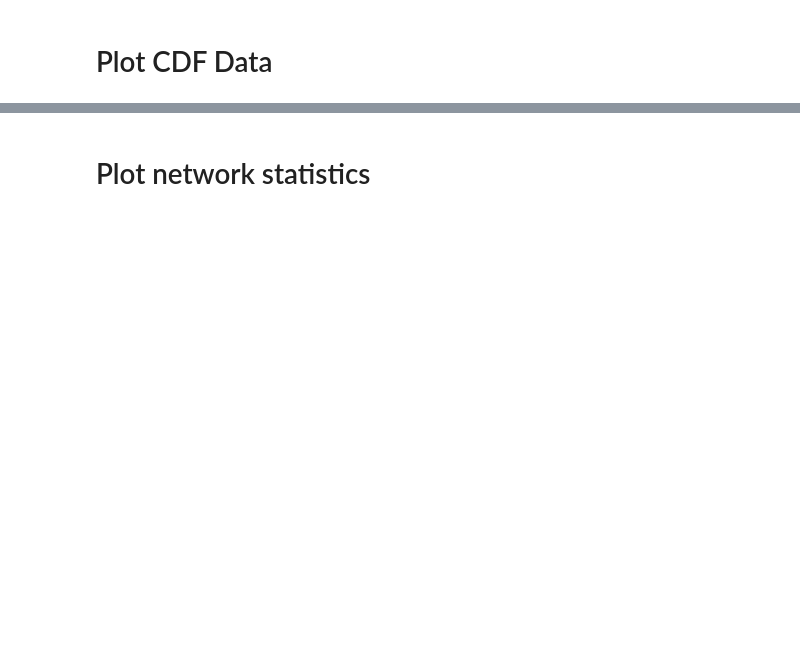
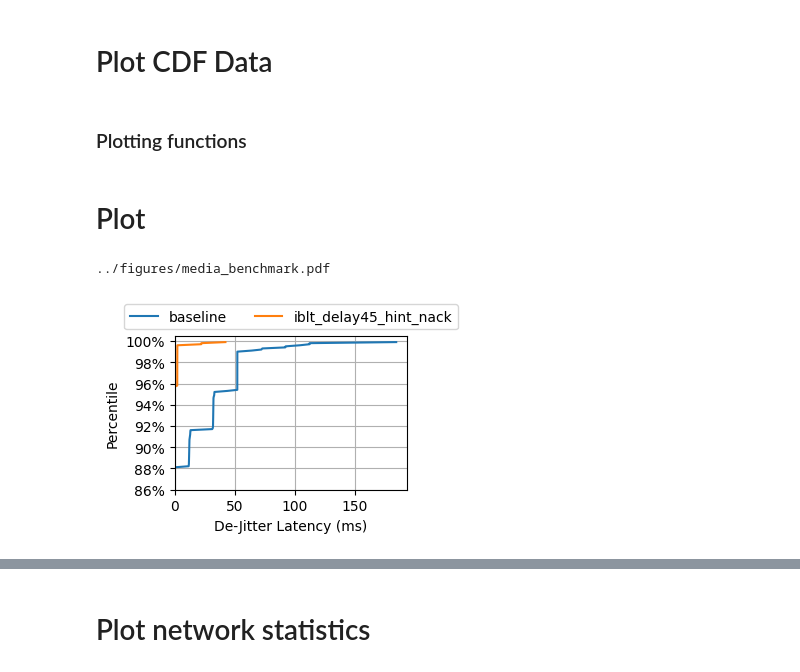
Before and after one commit to StanfordSNR/sidekick-downloads, a Jupyter notebook: notebook/media_benchmark.ipynb, the cells around one changed output, grey strips where cells are left out. Drawn from its saved outputs; the diff is of its cells as text; code cells hidden in the pictures; blank space fills up the shorter version.

```diff
--- a/notebook/media_benchmark.ipynb
+++ b/notebook/media_benchmark.ipynb
@@ -55,5 +73,7 @@ psum_delay45
 # %% [markdown]
 # Plot CDF Data
+# %% [markdown]
+### Plotting functions
 # %%
 def preprocess_latencies(latencies, num_ticks=100):
     ticks = []
@@ -65,10 +85,10 @@ def preprocess_latencies(latencies, num_ticks=100):
     # Convert ns to ms
     return [tick / 1000000.0 for tick in ticks]
 # %%
-def plot_delay_cdf(labels, results, title, min_pct=0, num_ticks=1000, pdf: Optional[str]=None):
-    plt.figure(figsize=(6, 4))
-    for label in labels:
-        data = results[label]
+def plot_delay_cdf(results, keys: List[str], labels: List[str], title=None, min_pct=0, num_ticks=1000, pdf: Optional[str]=None):
+    plt.figure(figsize=(3, 2))
+    for key, label in zip(keys, labels):
+        data = results[key]
         data = preprocess_latencies(data, num_ticks=num_ticks)
         ys = [i / len(data) * 100.0 for i in range(len(data))]
         plt.plot(data, ys, label=label)
@@ -83,8 +103,11 @@ def plot_delay_cdf(labels, results, title, min_pct=0, num_ticks=1000, pdf: Optio
     plt.ylim(min_pct, 100.5)
 
     plt.grid()
-    plt.title(title)
-    plt.legend(loc='upper center', bbox_to_anchor=(0.5, 1.4), ncol=3)
+
+    # Plot the legend and title
+    plot_title_and_legend(title, labels, ncol=2, base_height=1.25, row_height=0.25, title_height=0.06)
+
+    # Save the PDF
     if pdf:
         save_pdf(pdf)
     plt.show()
@@ -90,0 +128,15 @@ def plot_delay_cdf(labels, results, title, min_pct=0, num_ticks=1000, pdf: Optio
+# %% [markdown]
+# Plot
+# %%
+# 1. Sidekick improves the 99th percentile de-jitter buffer latency over the baseline.
+keys = [
+    'baseline',
+    # 'psum_delay45_hint_nack',
+    'iblt_delay45_hint_nack',
+]
+# figure_labels = ['Baseline', 'Sidekick']
+figure_labels = None
+parse_and_plot_delay_cdf(keys, labels=figure_labels, client=True, title=None, pdf='../figures/media_benchmark.pdf')
+# %% [output]
+../figures/media_benchmark.pdf
+[figure, added]
```
Also changed, not shown: parts of 12 cells of this notebook, 3 other files.
